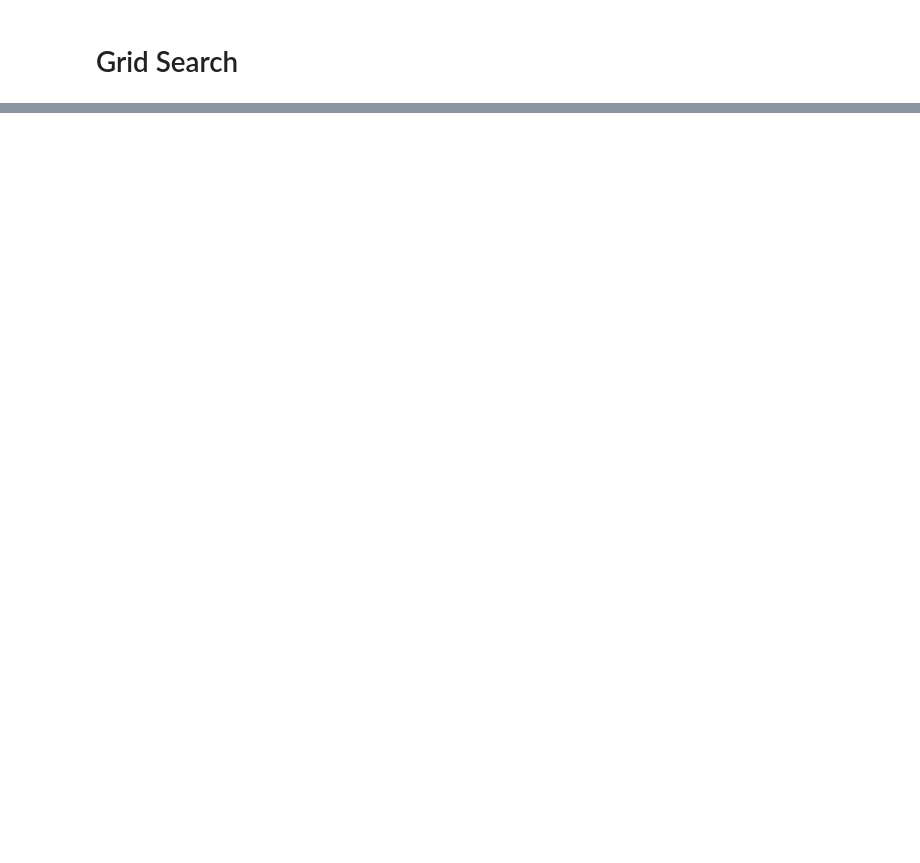
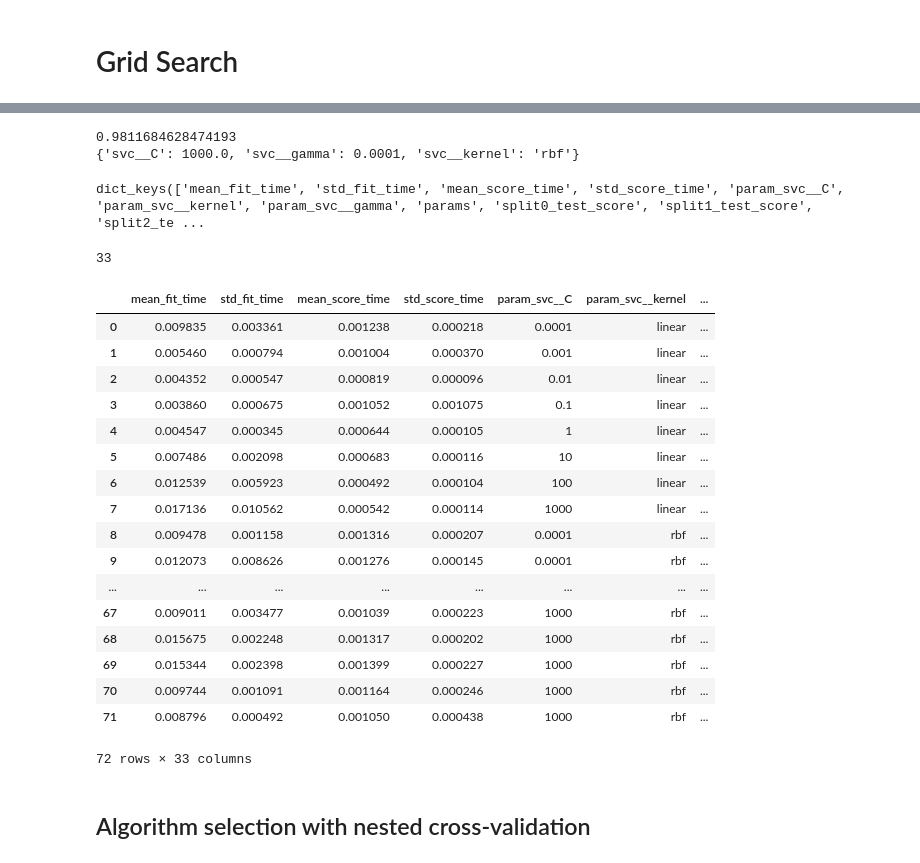
Before and after one commit to InsightLab/imersao-ciencia-de-dados, a Jupyter notebook: 2019/06-Tecnicas_para_Melhoria_de_Resultados/3-Grid_Search.ipynb, the cells around one changed output, grey strips where cells are left out. Drawn from its saved outputs; the diff is of its cells as text; code cells hidden in the pictures; blank space fills up the shorter version.

```diff
--- a/2019/06-Tecnicas_para_Melhoria_de_Resultados/3-Grid_Search.ipynb
+++ b/2019/06-Tecnicas_para_Melhoria_de_Resultados/3-Grid_Search.ipynb
@@ -34,0 +67,40 @@ print(gs.best_params_)
+# %%
+gs = model_selection.GridSearchCV(estimator=pipe_svc, iid=False, param_grid=param_grid,
+                    return_train_score=True, scoring='accuracy', cv=10, n_jobs=-1)
+gs = gs.fit(X_train, y_train)
+print(gs.best_score_)
+print(gs.best_params_)
+# %% [output]
+0.9811684628474193
+{'svc__C': 1000.0, 'svc__gamma': 0.0001, 'svc__kernel': 'rbf'}
+# %%
+gs.cv_results_.keys()
+# %% [output]
+dict_keys(['mean_fit_time', 'std_fit_time', 'mean_score_time', 'std_score_time', 'param_svc__C', 'param_svc__kernel', 'param_svc__gamma', 'params', 'split0_test_score', 'split1_test_score', 'split2_te ...
+# %%
+len(gs.cv_results_.keys())
+# %% [output]
+33
+# %%
+pd.DataFrame(gs.cv_results_)
+# %% [output]
+|  | mean_fit_time | std_fit_time | mean_score_time | std_score_time | param_svc__C | param_svc__kernel | ... |
+| 0 | 0.009835 | 0.003361 | 0.001238 | 0.000218 | 0.0001 | linear | ... |
+| 1 | 0.005460 | 0.000794 | 0.001004 | 0.000370 | 0.001 | linear | ... |
+| 2 | 0.004352 | 0.000547 | 0.000819 | 0.000096 | 0.01 | linear | ... |
+| 3 | 0.003860 | 0.000675 | 0.001052 | 0.001075 | 0.1 | linear | ... |
+| 4 | 0.004547 | 0.000345 | 0.000644 | 0.000105 | 1 | linear | ... |
+| 5 | 0.007486 | 0.002098 | 0.000683 | 0.000116 | 10 | linear | ... |
+| 6 | 0.012539 | 0.005923 | 0.000492 | 0.000104 | 100 | linear | ... |
+| 7 | 0.017136 | 0.010562 | 0.000542 | 0.000114 | 1000 | linear | ... |
+| 8 | 0.009478 | 0.001158 | 0.001316 | 0.000207 | 0.0001 | rbf | ... |
+| 9 | 0.012073 | 0.008626 | 0.001276 | 0.000145 | 0.0001 | rbf | ... |
+| ... | ... | ... | ... | ... | ... | ... | ... |
+| 67 | 0.009011 | 0.003477 | 0.001039 | 0.000223 | 1000 | rbf | ... |
+| 68 | 0.015675 | 0.002248 | 0.001317 | 0.000202 | 1000 | rbf | ... |
+| 69 | 0.015344 | 0.002398 | 0.001399 | 0.000227 | 1000 | rbf | ... |
+| 70 | 0.009744 | 0.001091 | 0.001164 | 0.000246 | 1000 | rbf | ... |
+| 71 | 0.008796 | 0.000492 | 0.001050 | 0.000438 | 1000 | rbf | ... |
+72 rows × 33 columns
+# %% [markdown]
+## Algorithm selection with nested cross-validation
```
Also changed, not shown: parts of 10 cells of this notebook, 1 other file.
